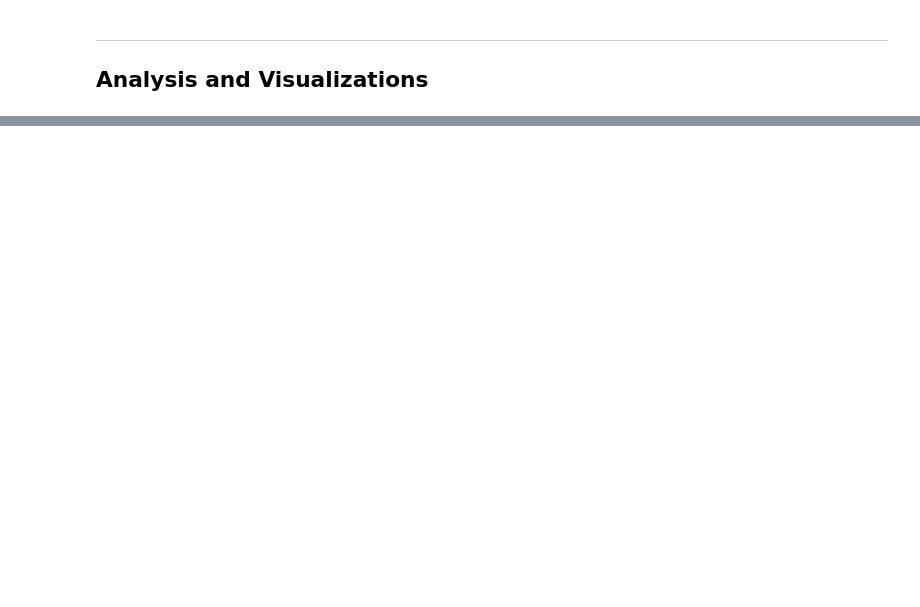
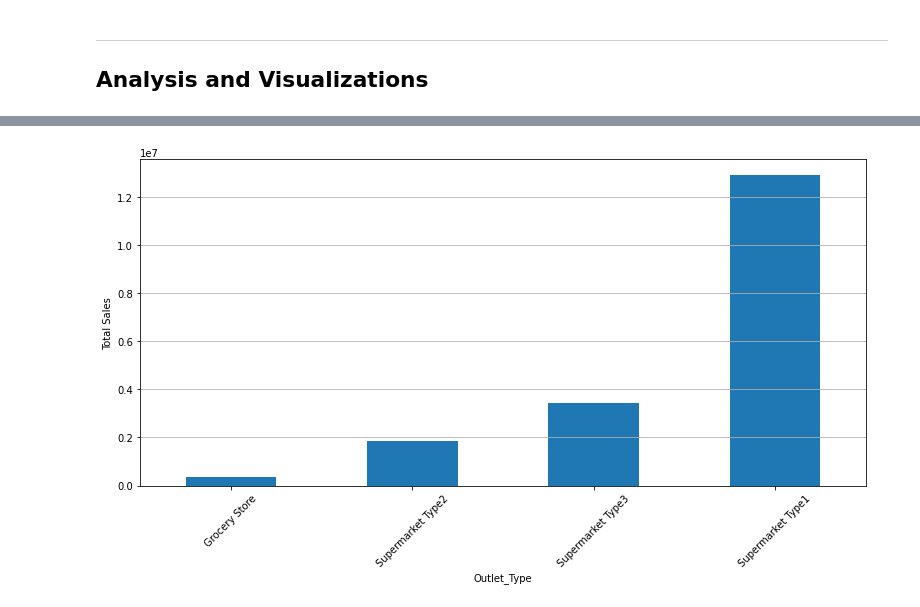
Before and after one commit to YousefSaber/Data-Analysis-2nd, a Jupyter notebook: Train.ipynb, the cells around one changed output, grey strips where cells are left out. Cells and saved outputs as stored; diff of their text form; code cells hidden in the pictures; blank space fills up the shorter version.

```diff
--- a/Train.ipynb
+++ b/Train.ipynb
@@ -138,0 +238,7 @@ array(['low fat', 'regular'], dtype=object)
+# %%
+train.groupby(by='Outlet_Type').sum()["Item_Outlet_Sales"].sort_values().plot.bar(figsize=(13,6))
+plt.xticks(rotation=45)
+plt.ylabel('Total Sales')
+plt.grid(axis='y')
+# %% [output]
+[figure, added]
```
Also changed, not shown: parts of 32 cells of this notebook, 2 other files.
